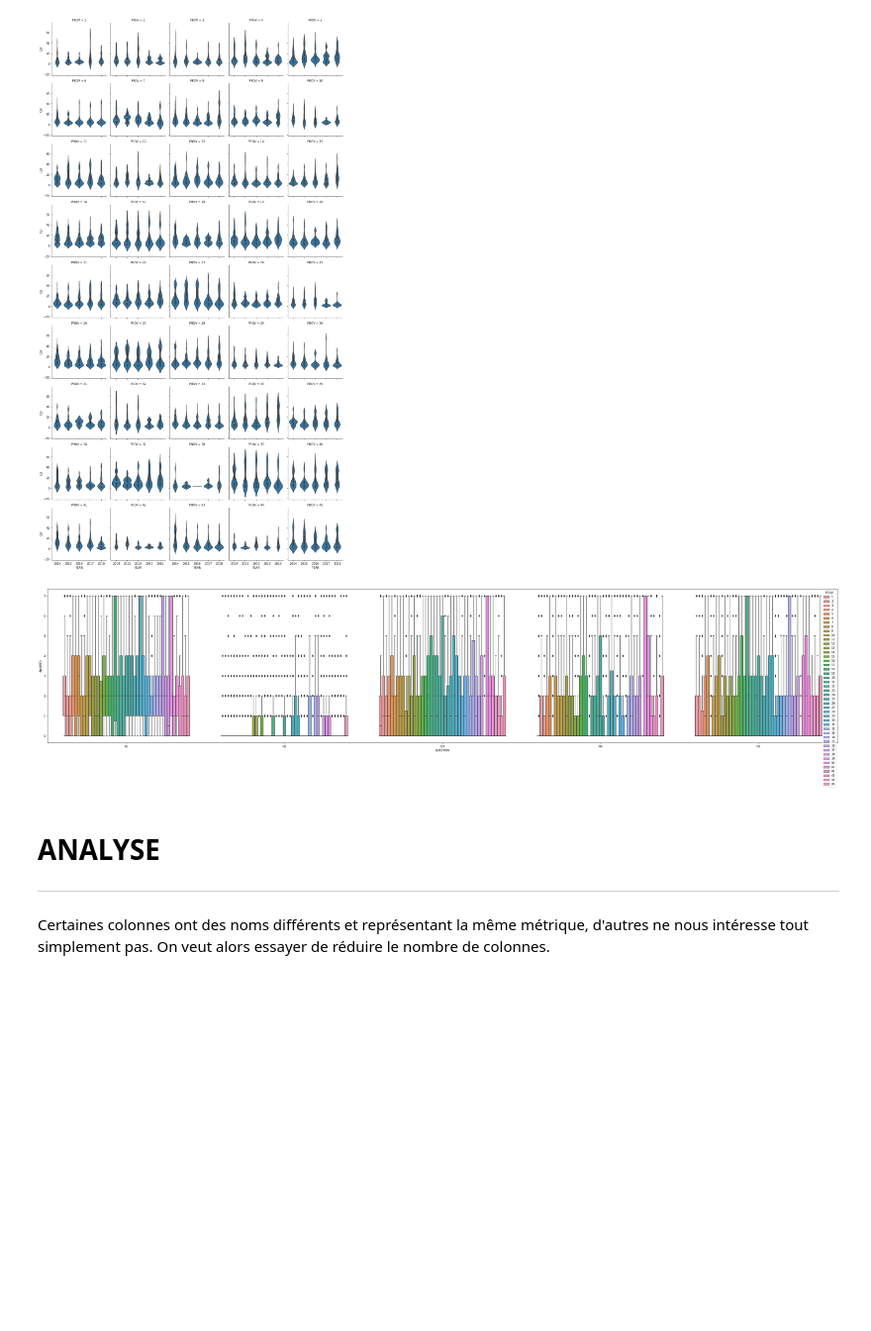
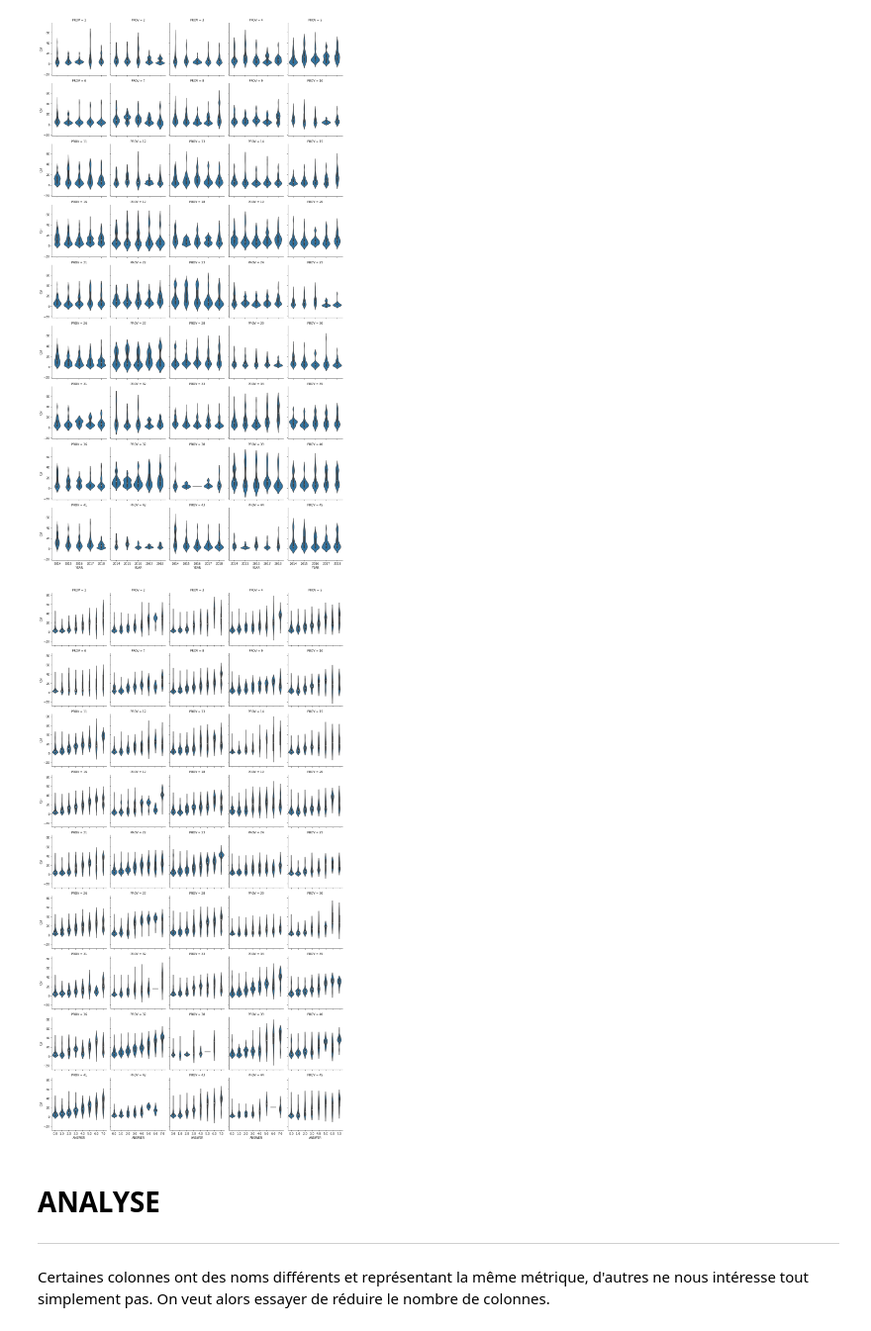
Before and after one commit to moulikatou/Ter_securite_Alimentaire_Miashs, a Jupyter notebook: notebooks/ter.ipynb, the cells around one changed output. Shown at 99% size. Drawn from its saved outputs; the diff is of its cells as text; code cells hidden in the pictures; blank space fills up the shorter version.

Commit message:
last plot fixed

```diff
--- a/notebooks/ter.ipynb
+++ b/notebooks/ter.ipynb
@@ -314,2 +314,3 @@ On va maintenant changer la structure du dataframe afin de pouvoir afficher corr
 # %%
-plot_data = raw_data.melt(id_vars=(col["metadata"] + col["target"]), var_name="QUESTION", value_name="ANSWER")
+plot_data = raw_data[raw_data.CSI > 0.0]
+plot_data = plot_data.melt(id_vars=(col["metadata"] + col["target"]), var_name="QUESTION", value_name="ANSWER")
@@ -329,18 +335,11 @@ plt.show()
 # %% [output]
 [figure]
 # %%
-# g = sns.FacetGrid(plot_data[plot_data.CSI != 0.0], col=geo, col_wrap=col_wrap)
-# g.map(sns.boxplot, "QUESTION", "ANSWER", hue=geo, order=plot_data[geo].unique().sort())
-
-# freestyle
-
-df = plot_data[plot_data.CSI != 0.0]
-
-plt.figure(figsize=(50,10))
-sns.boxplot(x="QUESTION", y="ANSWER", hue=geo, data=df, order=df[geo].unique().sort())
+g = sns.FacetGrid(plot_data, col=geo, col_wrap=col_wrap)
+g.map(sns.violinplot, "ANSWER", "CSI", order=plot_data.ANSWER.unique().sort())
 plt.show()
 # %% [output]
-[figure, old version]
+[figure, new version]
 # %% [markdown]
 # ANALYSE
 ----
```
Also changed, not shown: parts of 8 cells of this notebook.
